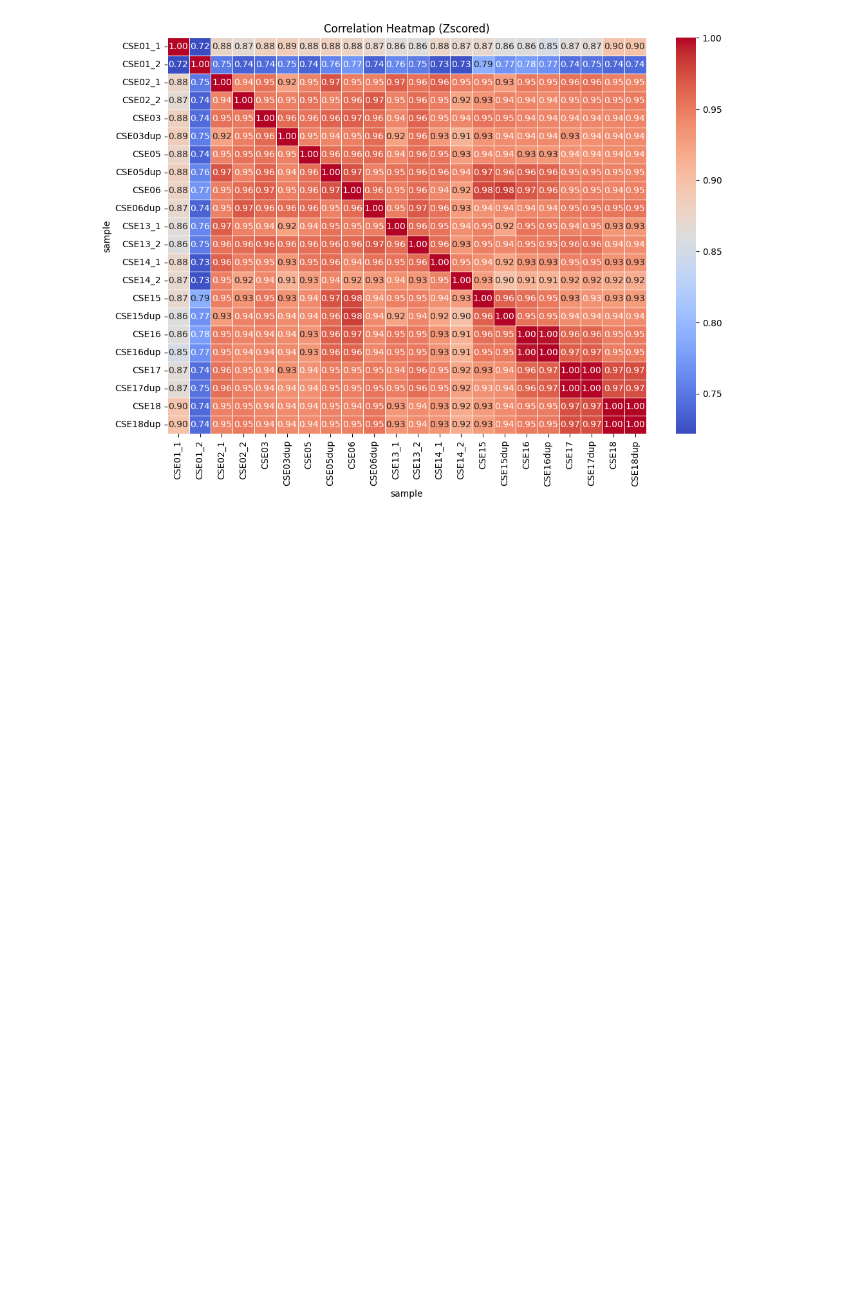
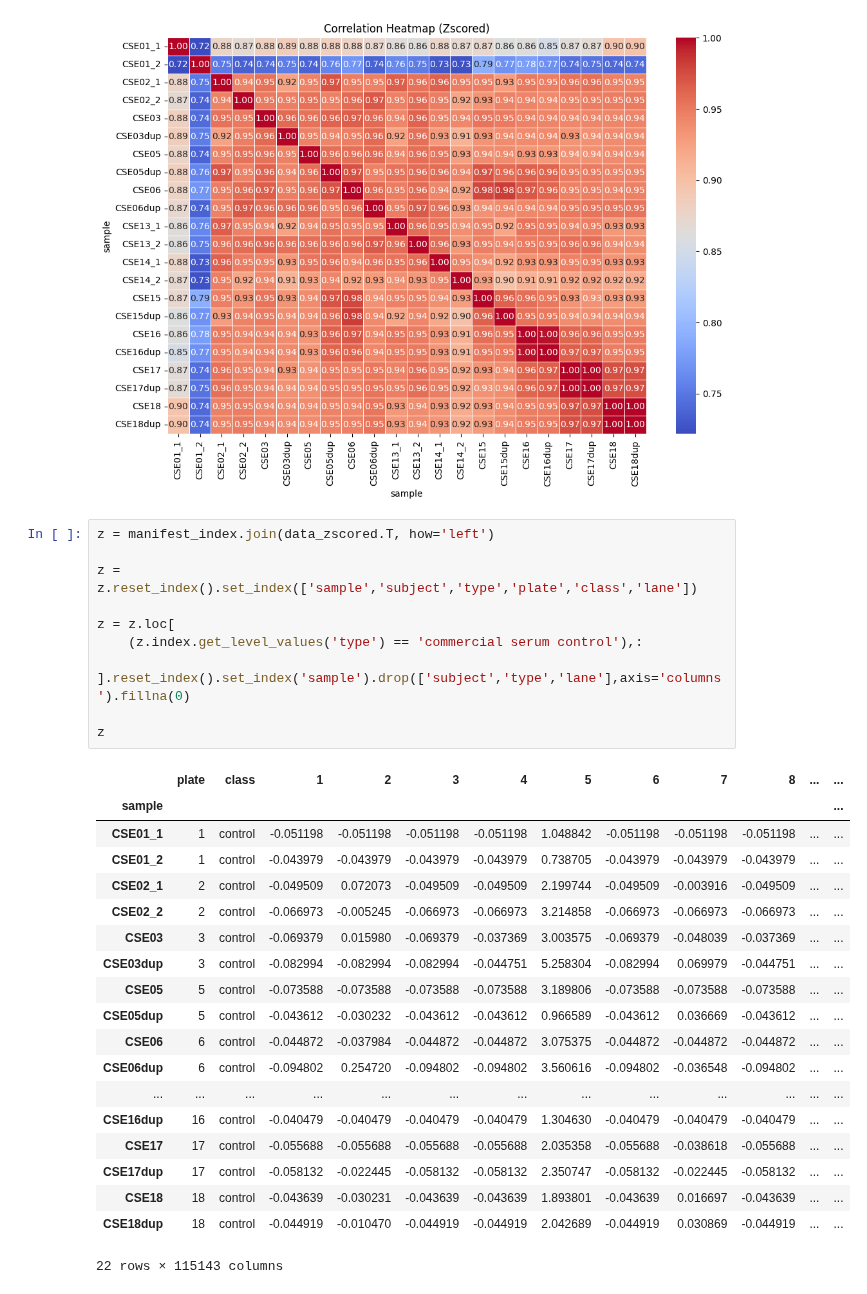
Before and after one commit to ucsffrancislab/genomics, a Jupyter notebook: data/20250925-Illumina-PhIP/20251114-PhIP-MultiPlate/out.123456131415161718/counts_normalized_subtracted_pcas.ipynb, the cells around one changed output. Saved outputs shown, nothing was run; the diff lists cells and outputs as text; blank space fills up the shorter version.

```diff
--- a/data/20250925-Illumina-PhIP/20251114-PhIP-MultiPlate/out.123456131415161718/counts_normalized_subtracted_pcas.ipynb
+++ b/data/20250925-Illumina-PhIP/20251114-PhIP-MultiPlate/out.123456131415161718/counts_normalized_subtracted_pcas.ipynb
@@ -862,3 +862,33 @@ plt.title('Correlation Heatmap (Zscored)')
 plt.show()
 # %% [output]
 [figure]
+# %%
+z = manifest_index.join(data_zscored.T, how='left')
+
+z = z.reset_index().set_index(['sample','subject','type','plate','class','lane'])
+
+z = z.loc[
+    (z.index.get_level_values('type') == 'commercial serum control'),:
+    ].reset_index().set_index('sample').drop(['subject','type','lane'],axis='columns').fillna(0)
+
+z
+# %% [output]
+|  | plate | class | 1 | 2 | 3 | 4 | 5 | 6 | 7 | 8 | ... | ... |
+| sample |  |  |  |  |  |  |  |  |  |  |  | ... |
+| CSE01_1 | 1 | control | -0.051198 | -0.051198 | -0.051198 | -0.051198 | 1.048842 | -0.051198 | -0.051198 | -0.051198 | ... | ... |
+| CSE01_2 | 1 | control | -0.043979 | -0.043979 | -0.043979 | -0.043979 | 0.738705 | -0.043979 | -0.043979 | -0.043979 | ... | ... |
+| CSE02_1 | 2 | control | -0.049509 | 0.072073 | -0.049509 | -0.049509 | 2.199744 | -0.049509 | -0.003916 | -0.049509 | ... | ... |
+| CSE02_2 | 2 | control | -0.066973 | -0.005245 | -0.066973 | -0.066973 | 3.214858 | -0.066973 | -0.066973 | -0.066973 | ... | ... |
+| CSE03 | 3 | control | -0.069379 | 0.015980 | -0.069379 | -0.037369 | 3.003575 | -0.069379 | -0.048039 | -0.037369 | ... | ... |
+| CSE03dup | 3 | control | -0.082994 | -0.082994 | -0.082994 | -0.044751 | 5.258304 | -0.082994 | 0.069979 | -0.044751 | ... | ... |
+| CSE05 | 5 | control | -0.073588 | -0.073588 | -0.073588 | -0.073588 | 3.189806 | -0.073588 | -0.073588 | -0.073588 | ... | ... |
+| CSE05dup | 5 | control | -0.043612 | -0.030232 | -0.043612 | -0.043612 | 0.966589 | -0.043612 | 0.036669 | -0.043612 | ... | ... |
+| CSE06 | 6 | control | -0.044872 | -0.037984 | -0.044872 | -0.044872 | 3.075375 | -0.044872 | -0.044872 | -0.044872 | ... | ... |
+| CSE06dup | 6 | control | -0.094802 | 0.254720 | -0.094802 | -0.094802 | 3.560616 | -0.094802 | -0.036548 | -0.094802 | ... | ... |
+| ... | ... | ... | ... | ... | ... | ... | ... | ... | ... | ... | ... | ... |
+| CSE16dup | 16 | control | -0.040479 | -0.040479 | -0.040479 | -0.040479 | 1.304630 | -0.040479 | -0.040479 | -0.040479 | ... | ... |
+| CSE17 | 17 | control | -0.055688 | -0.055688 | -0.055688 | -0.055688 | 2.035358 | -0.055688 | -0.038618 | -0.055688 | ... | ... |
+| CSE17dup | 17 | control | -0.058132 | -0.022445 | -0.058132 | -0.058132 | 2.350747 | -0.058132 | -0.022445 | -0.058132 | ... | ... |
+| CSE18 | 18 | control | -0.043639 | -0.030231 | -0.043639 | -0.043639 | 1.893801 | -0.043639 | 0.016697 | -0.043639 | ... | ... |
+| CSE18dup | 18 | control | -0.044919 | -0.010470 | -0.044919 | -0.044919 | 2.042689 | -0.044919 | 0.030869 | -0.044919 | ... | ... |
+22 rows × 115143 columns
```
Also changed, not shown: parts of 1 cell of this notebook.
